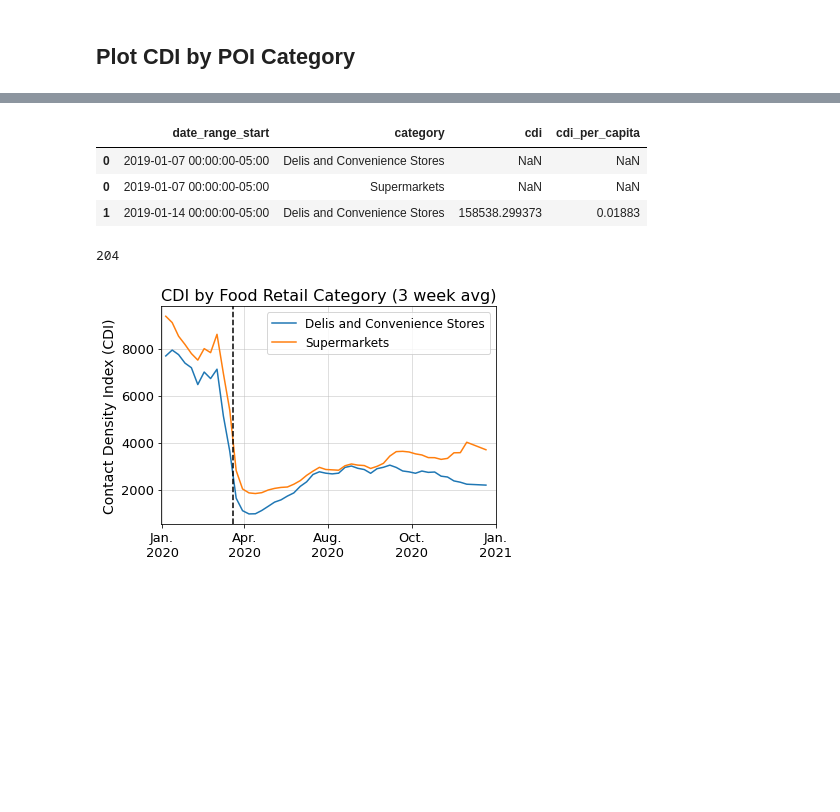
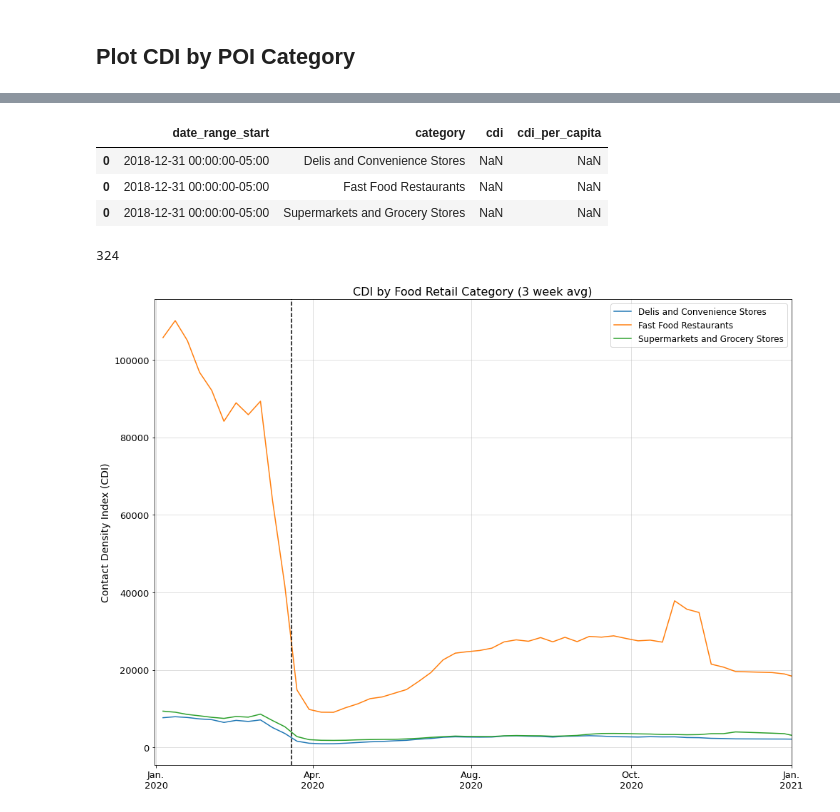
Before and after one commit to cpcarey/nyu-cusp-food-access, a Jupyter notebook: notebooks/cc0102_plot_cdi.ipynb, the cells around one changed output, grey strips where cells are left out. Cells and saved outputs as stored; diff of their text form; code cells hidden in the pictures; blank space fills up the shorter version.

Commit message:
Save notebooks with updated plots for paper.

```diff
--- a/notebooks/cc0102_plot_cdi.ipynb
+++ b/notebooks/cc0102_plot_cdi.ipynb
@@ -43,6 +44,29 @@ FONT_SIZE_AXIS=14
 FONT_SIZE_TITLE=16
 FONT_SIZE_LEGEND=14
 tzinfo = pytz.timezone('US/Eastern')
+# %%
+# First week of 2019.
+DATE_START = pd.to_datetime('2018-12-31 00:00:00-05:00')
+# Last week of 2020.
+DATE_END = pd.to_datetime('2020-01-25 00:00:00-05:00')
+
+# First week of 2020.
+DATE_START_PLOT = pd.to_datetime('2019-12-30 00:00:00-05:00')
+# CUTOFF BEFORE DATA GAP
+DATE_END_PLOT = pd.to_datetime('2020-11-23 00:00:00-05:00')
+
+# Start of COVID-19 Pre-Pandemic Period
+DATE_START_PRE_COVID = pd.to_datetime('2019-03-18 00:00:00-05:00')
+DATE_END_PRE_COVID = pd.to_datetime('2019-11-25 00:00:00-05:00')
+
+# Start of COVID-19 Pandemic Period
+DATE_START_COVID = pd.to_datetime('2020-03-16 00:00:00-05:00')
+DATE_END_COVID = pd.to_datetime('2020-11-23 00:00:00-05:00')
+
+# First week of 2019 - 1 week.
+DATE_START_ROLLING = pd.to_datetime('2018-12-24 00:00:00-05:00')
+# Last week of 2020 + 1 week.
+DATE_END_ROLLING = pd.to_datetime('2021-02-01 00:00:00-05:00')
 # %%
 def peek(df):
     display(df.iloc[0:3, :])
@@ -79,7 +103,8 @@ def smoothen_within(df, columns=[], by=None, N=2):
 # %%
 home_df = pd.read_csv(f'./exports/home_weekly.csv')
 repair_dates(home_df)
-home_df = home_df[home_df['date_range_start'].dt.year.isin([2019, 2020])]
+home_df = home_df[(home_df['date_range_start'] >= DATE_START_ROLLING)]
+home_df = home_df[(home_df['date_range_start'] <= DATE_END_ROLLING)]
 home_df = home_df.rename(columns={'home_cbg': 'cbg'})
 home_df.head()
 # %% [output]
@@ -595,7 +623,7 @@ peek(poi_df)
 36475
 # %%
 cdi_hc_df = merge_df.merge(poi_df[['placekey', 'category']], on=['placekey'], how='inner')
-cdi_hc_df = cdi_hc_df[cdi_hc_df['category'].isin(['Supermarkets', 'Delis and Convenience Stores'])]
+cdi_hc_df = cdi_hc_df[cdi_hc_df['category'].isin(['Supermarkets and Grocery Stores', 'Delis and Convenience Stores', 'Fast Food Restaurants'])]
 peek(cdi_hc_df)
 # %% [output]
 |  | placekey | date_range_start | cbg | visitor_count | estimated_visitor_count | pct_visitor_count | ... |
@@ -616,40 +644,40 @@ cdi_hc_df = smoothen_within(cdi_hc_df,
 peek(cdi_hc_df)
 # %% [output]
 |  | date_range_start | category | cdi | cdi_per_capita |
-| 0 | 2019-01-07 00:00:00-05:00 | Delis and Convenience Stores | NaN | NaN |
-| 0 | 2019-01-07 00:00:00-05:00 | Supermarkets | NaN | NaN |
-| 1 | 2019-01-14 00:00:00-05:00 | Delis and Convenience Stores | 158538.299373 | 0.01883 |
+| 0 | 2018-12-31 00:00:00-05:00 | Delis and Convenience Stores | NaN | NaN |
+| 0 | 2018-12-31 00:00:00-05:00 | Fast Food Restaurants | NaN | NaN |
+| 0 | 2018-12-31 00:00:00-05:00 | Supermarkets and Grocery Stores | NaN | NaN |
-204
+324
 # %%
-fig, ax = plt.subplots(figsize=(6, 4))
+fig, ax = plt.subplots(figsize=(16, 12))
 for key, group in cdi_hc_df.groupby(by=['category']):
     group_2020 = group[group['date_range_start'] >= datetime.datetime(2020, 1, 1, tzinfo=pytz.timezone('US/Eastern'))]
     ax.plot(group_2020['date_range_start'], group_2020['cdi'], label=key)
 ax.set_title('CDI by Food Retail Category (3 week avg)', fontsize=FONT_SIZE_TITLE)
 ax.set_ylabel('Contact Density Index (CDI)', fontsize=FONT_SIZE_AXIS)
 
 ax.tick_params(axis='x', labelsize=FONT_SIZE_TICKS)
 ax.tick_params(axis='y', labelsize=FONT_SIZE_TICKS)
 ax.legend(fontsize=FONT_SIZE_LEGEND-2)
 ax.axvline(datetime.datetime(2020, 3, 20), linestyle='--', color='#000')
 ax.grid(color='#bdbdbd', alpha=0.6)
 ax.set_xlim([datetime.datetime(2020, 1, 1, tzinfo=tzinfo), datetime.datetime(2021, 1, 1, tzinfo=tzinfo)])
 ax.xaxis.set_ticks([
     datetime.datetime(2020, 1, 2, 0, 0, tzinfo=tzinfo),
     datetime.datetime(2020, 4, 1, 0, 0, tzinfo=tzinfo),
     datetime.datetime(2020, 7, 1, 0, 0, tzinfo=tzinfo),
     datetime.datetime(2020, 10, 1, 0, 0, tzinfo=tzinfo),
     datetime.datetime(2021, 1, 1, 0, 0, tzinfo=tzinfo),
 ])
 ax.tick_params(axis='y', labelsize=FONT_SIZE_TICKS)
 ax.xaxis.set_ticklabels([
     'Jan.\n2020',
     'Apr.\n2020',
     'Aug.\n2020',
     'Oct.\n2020',
     'Jan.\n2021',
 ], fontsize=FONT_SIZE_TICKS)
 
 plt.show()
 # %% [output]
-[figure, old version]
+[figure, new version]
```
Also changed, not shown: parts of 21 cells of this notebook, 5 other files.
